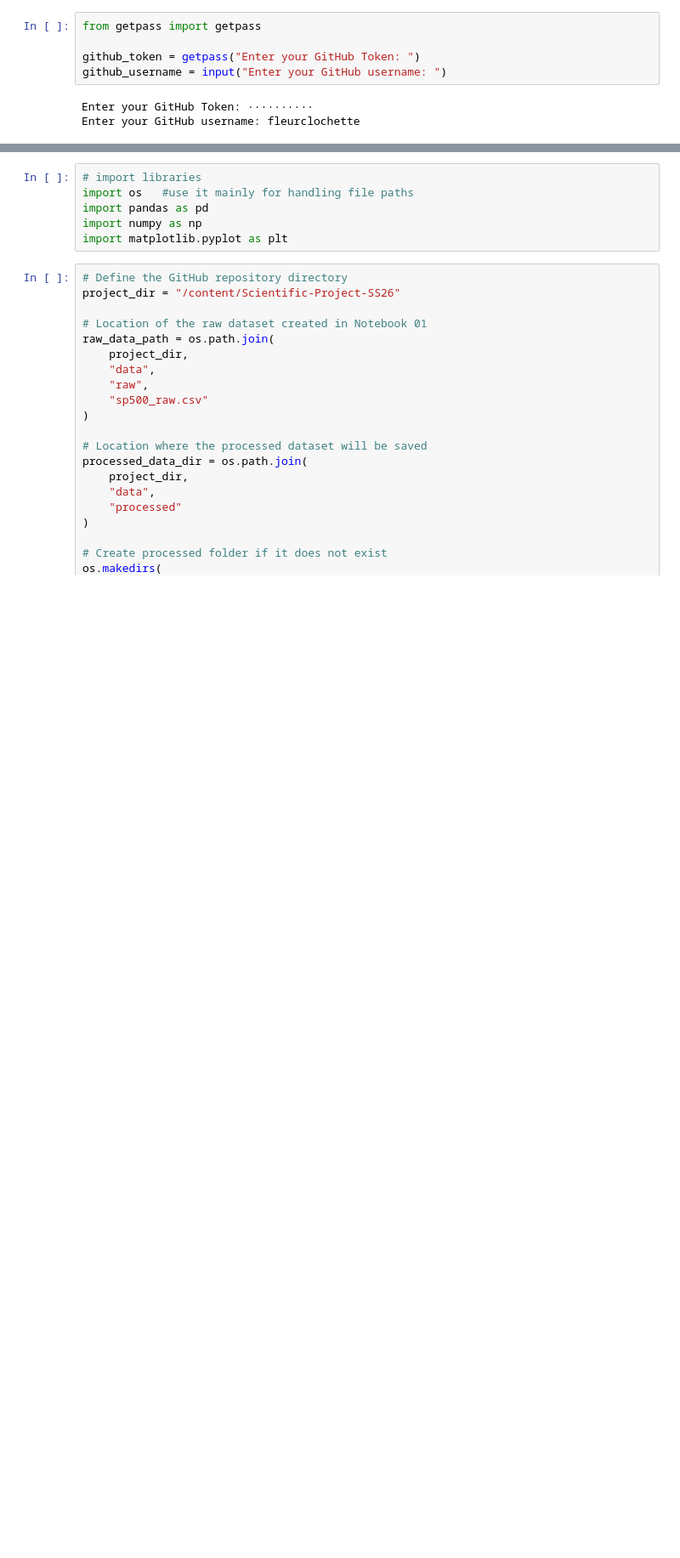
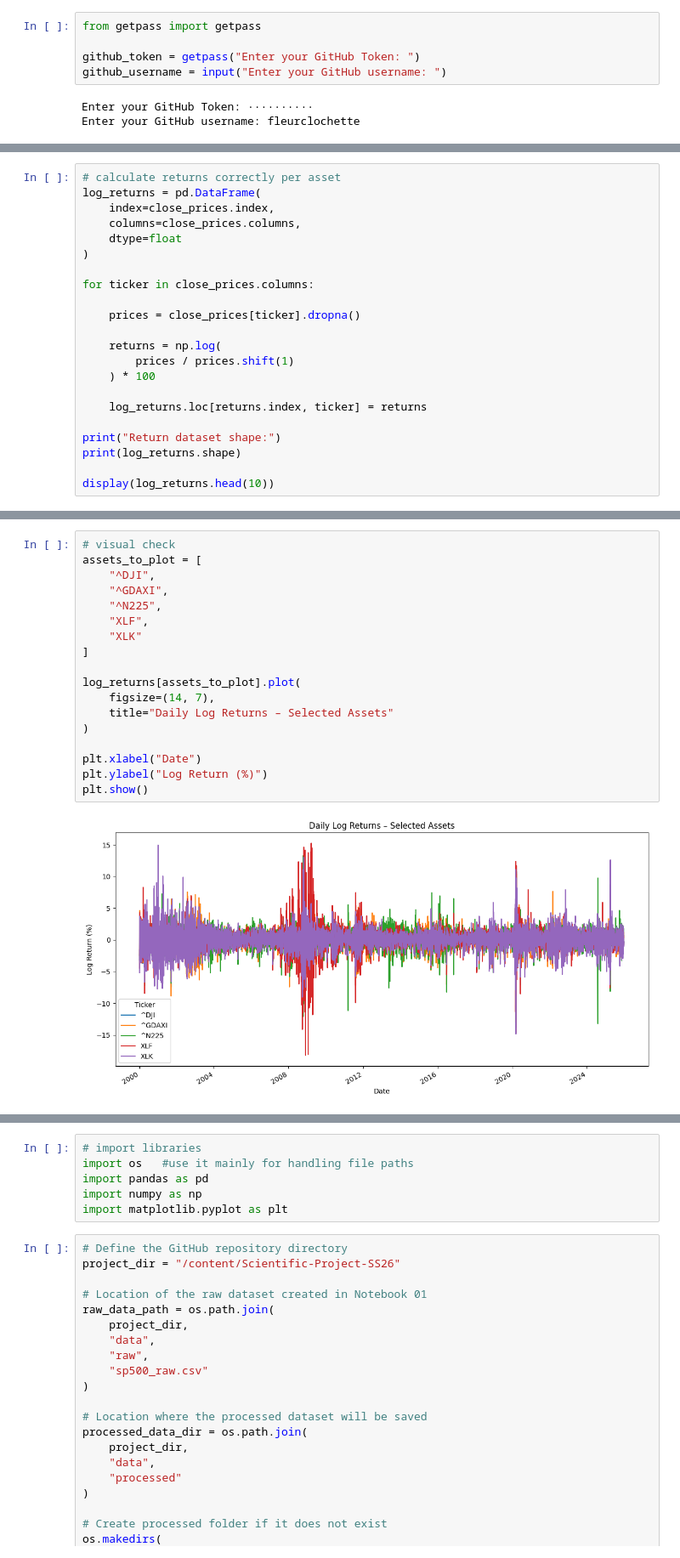
Before and after one commit to fleurclochette/Scientific-Project-SS26-Group-8, a Jupyter notebook: notebooks/02c_preprocessing_multi_asset.ipynb, the cells around one changed output, grey strips where cells are left out. Shown at 85% size. Drawn from its saved outputs; the diff is of its cells as text; blank space fills up the shorter version.

```diff
--- a/notebooks/02c_preprocessing_multi_asset.ipynb
+++ b/notebooks/02c_preprocessing_multi_asset.ipynb
@@ -35,0 +201,22 @@ Fast-forward
+# %%
+# calculate returns correctly per asset
+log_returns = pd.DataFrame(
+    index=close_prices.index,
+    columns=close_prices.columns,
+    dtype=float
+)
+
+for ticker in close_prices.columns:
+
+    prices = close_prices[ticker].dropna()
+
+    returns = np.log(
+        prices / prices.shift(1)
+    ) * 100
+
+    log_returns.loc[returns.index, ticker] = returns
+
+print("Return dataset shape:")
+print(log_returns.shape)
+
+display(log_returns.head(10))
@@ -35,0 +299,20 @@ Fast-forward
+# %%
+# visual check
+assets_to_plot = [
+    "^DJI",
+    "^GDAXI",
+    "^N225",
+    "XLF",
+    "XLK"
+]
+
+log_returns[assets_to_plot].plot(
+    figsize=(14, 7),
+    title="Daily Log Returns – Selected Assets"
+)
+
+plt.xlabel("Date")
+plt.ylabel("Log Return (%)")
+plt.show()
+# %% [output]
+[figure, added]
```
Also changed, not shown: parts of 22 cells of this notebook.
